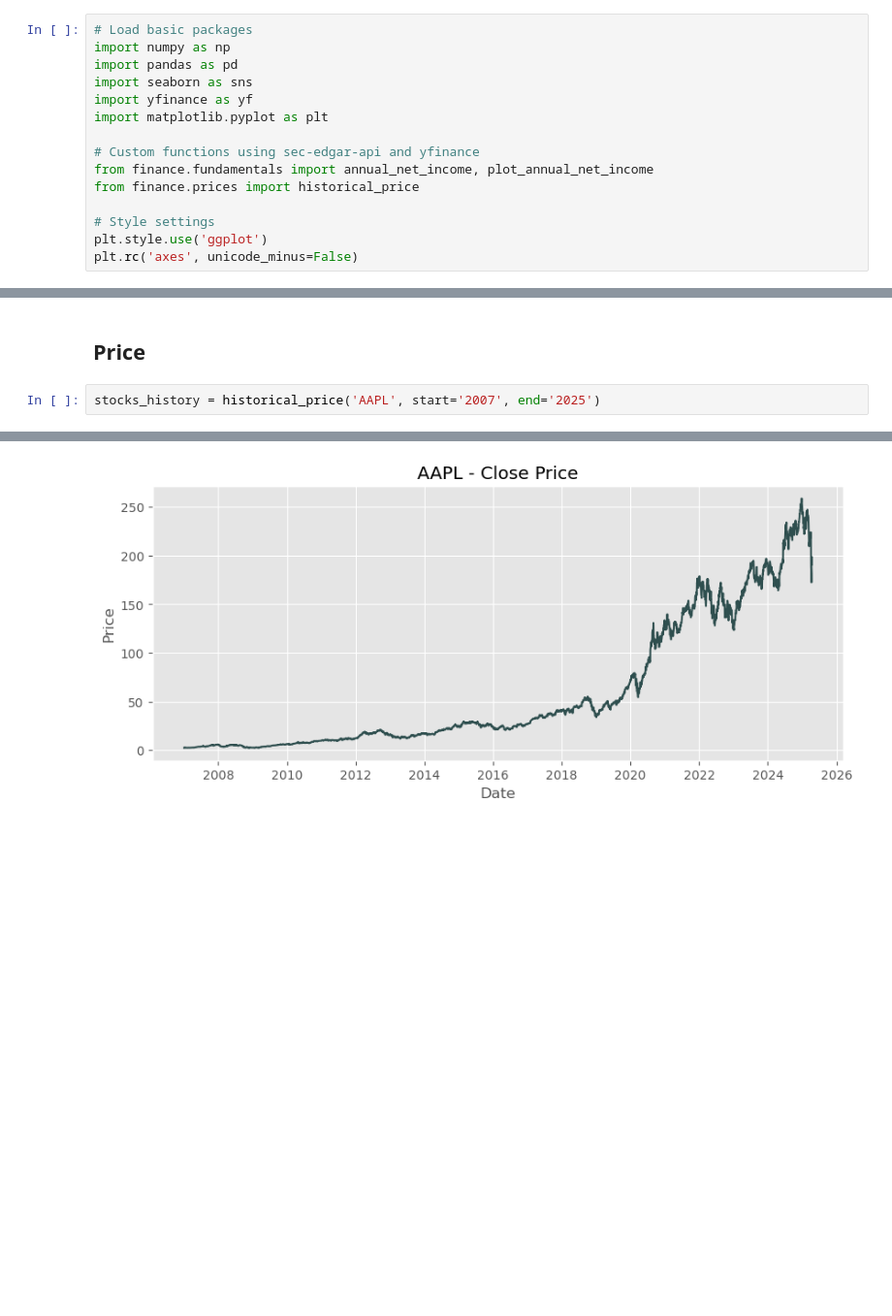
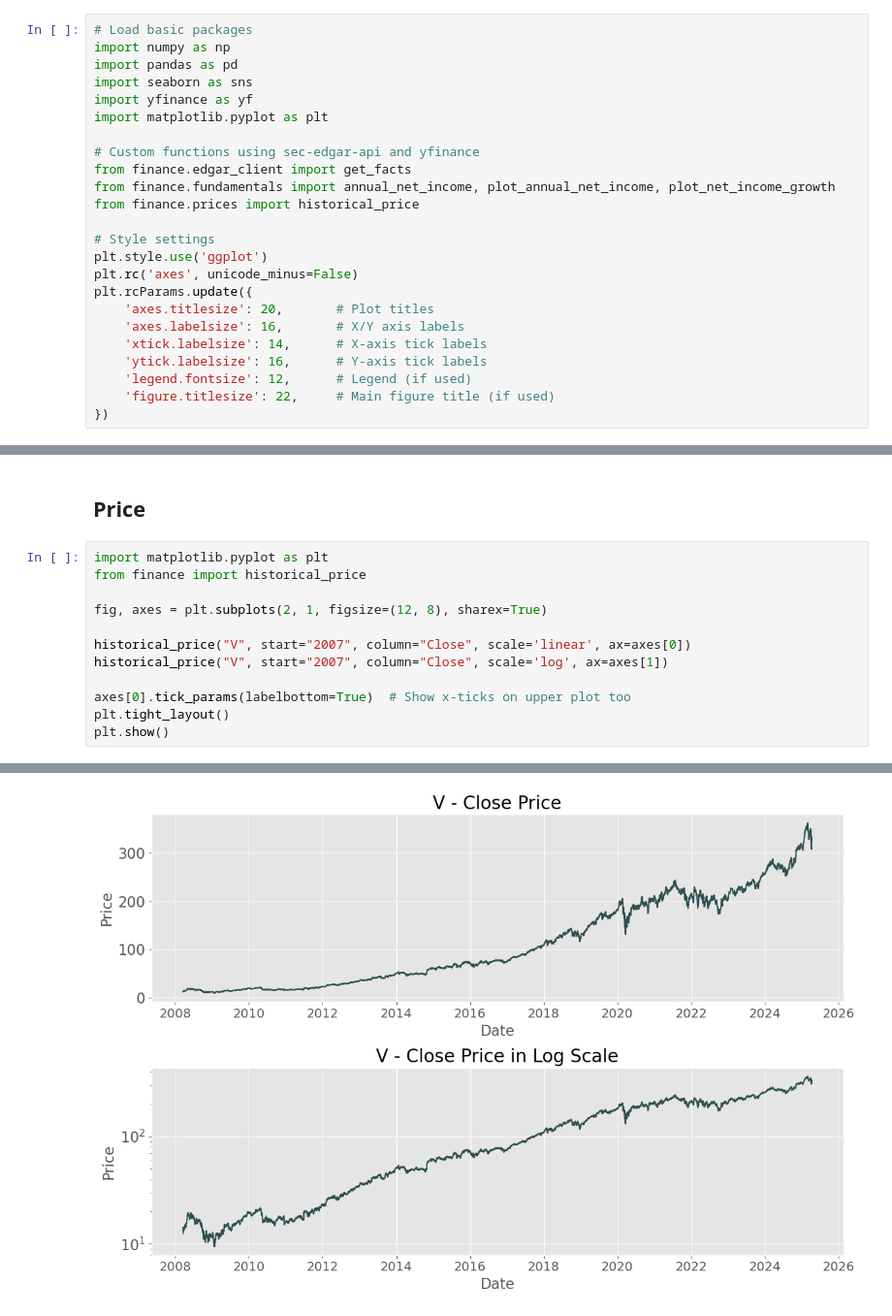
Before and after one commit to akaiuun12/stock_portfolio, a Jupyter notebook: main_analysis.ipynb, the cells around one changed output, grey strips where cells are left out. Shown at 97% size. Cells and saved outputs as stored; diff of their text form; blank space fills up the shorter version.

```diff
--- a/main_analysis.ipynb
+++ b/main_analysis.ipynb
@@ -9,9 +9,18 @@ import yfinance as yf
 import matplotlib.pyplot as plt
 
 # Custom functions using sec-edgar-api and yfinance
-from finance.fundamentals import annual_net_income, plot_annual_net_income
+from finance.edgar_client import get_facts
+from finance.fundamentals import annual_net_income, plot_annual_net_income, plot_net_income_growth
 from finance.prices import historical_price
 
 # Style settings
 plt.style.use('ggplot')
 plt.rc('axes', unicode_minus=False)
+plt.rcParams.update({
+    'axes.titlesize': 20,       # Plot titles
+    'axes.labelsize': 16,       # X/Y axis labels
+    'xtick.labelsize': 14,      # X-axis tick labels
+    'ytick.labelsize': 16,      # Y-axis tick labels
+    'legend.fontsize': 12,      # Legend (if used)
+    'figure.titlesize': 22,     # Main figure title (if used)
+})
@@ -80,7 +62,17 @@ plt.show()
 # %% [markdown]
 ## Price
 # %%
-stocks_history = historical_price('AAPL', start='2007', end='2025')
+import matplotlib.pyplot as plt
+from finance import historical_price
+
+fig, axes = plt.subplots(2, 1, figsize=(12, 8), sharex=True)
+
+historical_price("V", start="2007", column="Close", scale='linear', ax=axes[0])
+historical_price("V", start="2007", column="Close", scale='log', ax=axes[1])
+
+axes[0].tick_params(labelbottom=True)  # Show x-ticks on upper plot too
+plt.tight_layout()
+plt.show()
 # %% [output]
 YF.download() has changed argument auto_adjust default to True
 [*********************100%***********************]  1 of 1 completed
@@ -87,2 +80,2 @@ YF.download() has changed argument auto_adjust default to True
-[figure, old version]
+[figure, new version]
 # %% [markdown]
```
Also changed, not shown: parts of 11 cells of this notebook, 5 other files.
